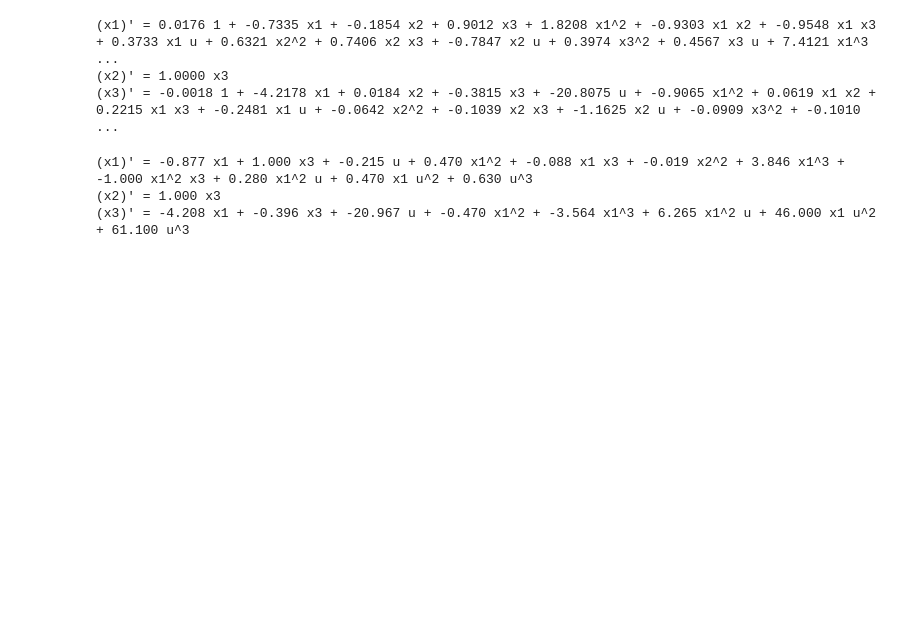
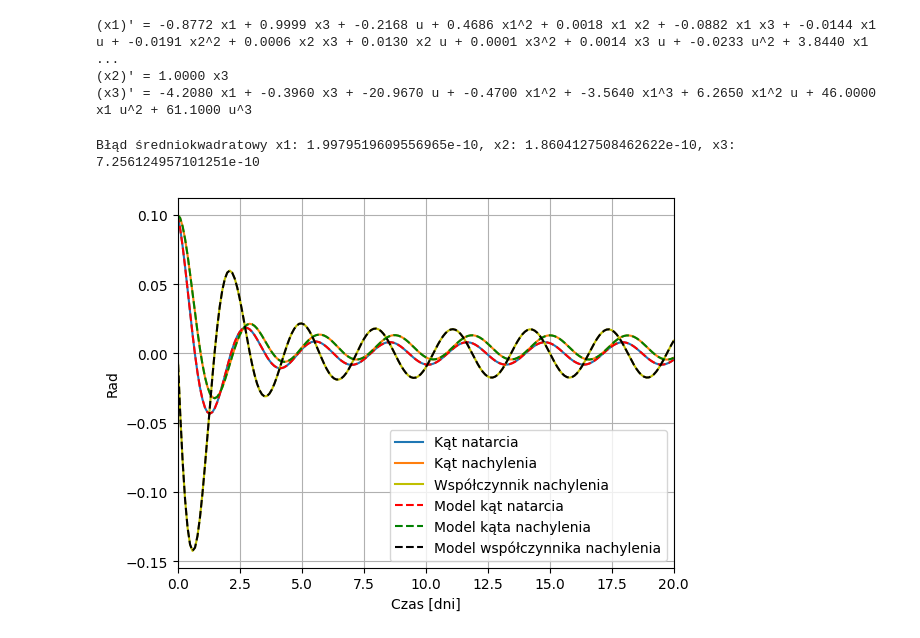
Before and after one commit to pochlebiacz/SINDy-in-MPC, a Jupyter notebook: 2_tracking_with_control.ipynb, the cells around one changed output. Drawn from its saved outputs; the diff is of its cells as text; code cells hidden in the pictures; blank space fills up the shorter version.

```diff
--- a/2_tracking_with_control.ipynb
+++ b/2_tracking_with_control.ipynb
@@ -25,7 +25,7 @@ xk_val = generate_discrete_tracking_data(t=t, x0=x0_val, T=T, u=u_val(t))
 model = ps.SINDy(
     feature_library=PolynomialLibrary(degree=3), # 2, 1
     # feature_library=FourierLibrary(n_frequencies=1), # 2, 1
-    optimizer=ps.STLSQ(threshold=1e-4), # 0.001, 0.01, 0.1
+    optimizer=ps.STLSQ(threshold=1e-9), # 0.001, 0.01, 0.1
     feature_names=[f'x{i+1}' for i in range(3)]+['u'],
     # discrete_time=True
     )
@@ -33,11 +33,10 @@ model.fit(x=x, x_dot=x_dot, u=u(t))
 # model.fit(x=xk, u=u(t))
 model.print(precision=4)
 # %% [output]
-(x1)' = 0.0176 1 + -0.7335 x1 + -0.1854 x2 + 0.9012 x3 + 1.8208 x1^2 + -0.9303 x1 x2 + -0.9548 x1 x3 + 0.3733 x1 u + 0.6321 x2^2 + 0.7406 x2 x3 + -0.7847 x2 u + 0.3974 x3^2 + 0.4567 x3 u + 7.4121 x1^3 ...
+(x1)' = -0.8772 x1 + 0.9999 x3 + -0.2168 u + 0.4686 x1^2 + 0.0018 x1 x2 + -0.0882 x1 x3 + -0.0144 x1 u + -0.0191 x2^2 + 0.0006 x2 x3 + 0.0130 x2 u + 0.0001 x3^2 + 0.0014 x3 u + -0.0233 u^2 + 3.8440 x1 ...
 (x2)' = 1.0000 x3
-(x3)' = -0.0018 1 + -4.2178 x1 + 0.0184 x2 + -0.3815 x3 + -20.8075 u + -0.9065 x1^2 + 0.0619 x1 x2 + 0.2215 x1 x3 + -0.2481 x1 u + -0.0642 x2^2 + -0.1039 x2 x3 + -1.1625 x2 u + -0.0909 x3^2 + -0.1010  ...
+(x3)' = -4.2080 x1 + -0.3960 x3 + -20.9670 u + -0.4700 x1^2 + -3.5640 x1^3 + 6.2650 x1^2 u + 46.0000 x1 u^2 + 61.1000 u^3
 # %%
-t = np.linspace(0, 200, 201)
 x0s = np.random.uniform(-0.1, 0.1, (500, 3))
 
 xss = []
@@ -45,22 +44,9 @@ x_dots = []
 us = []
 
 for x0 in x0s:
-    u_val = lambda t: x0[0] / 100. * np.sin(t)
-    x, x_dot = generate_tracking_data(t=t, x0=x0, u=u_val)
+    u_test = lambda t: x0[0] / 100. * np.sin(t)
+    x = generate_discrete_tracking_data(t=t, x0=x0, T=T, u=u_test(t))
     xss.append(x)
     x_dots.append(x_dot)
-    us.append(u_val(t))
+    us.append(u_test(t))
-# %%
-model = ps.SINDy(
-    feature_library=PolynomialLibrary(degree=3), # 2, 1
-    # feature_library=FourierLibrary(n_frequencies=1), # 2, 1
-    optimizer=ps.STLSQ(threshold=0), # 0.001, 0.01, 0.1
-    feature_names=[f'x{i+1}' for i in range(3)]+['u']
-    )
-model.fit(x=xss, x_dot=x_dots, u=us, multiple_trajectories=True)
-model.print(precision=3)
-# %% [output]
-(x1)' = -0.877 x1 + 1.000 x3 + -0.215 u + 0.470 x1^2 + -0.088 x1 x3 + -0.019 x2^2 + 3.846 x1^3 + -1.000 x1^2 x3 + 0.280 x1^2 u + 0.470 x1 u^2 + 0.630 u^3
-(x2)' = 1.000 x3
-(x3)' = -4.208 x1 + -0.396 x3 + -20.967 u + -0.470 x1^2 + -3.564 x1^3 + 6.265 x1^2 u + 46.000 x1 u^2 + 61.100 u^3
 # %%
@@ -108,23 +94,21 @@ for x_num in range(len(x0)):
 # %%
-# x_sim = model.simulate(x0=x0_val, t=t, u=u_val)
-# mse = ((x_sim - x_val)**2).mean(axis=0)
-# print(f'Błąd średniokwadratowy x1: {mse[0]}, x2: {mse[1]}, x3: {mse[2]}')
+x_sim = model.simulate(x0=x0_val, t=201, u=u_val(t))
+mse = ((x_sim - x_val)**2).mean(axis=0)
+print(f'Błąd średniokwadratowy x1: {mse[0]}, x2: {mse[1]}, x3: {mse[2]}')
+# %% [output]
+Błąd średniokwadratowy x1: 1.9979519609556965e-10, x2: 1.8604127508462622e-10, x3: 7.256124957101251e-10
 # %%
 plt.plot(t, x_val[:, 0])
 plt.plot(t, x_val[:, 1])
 plt.plot(t, x_val[:, 2], 'y')
+plt.plot(t, x_sim[:, 0], 'r--')
+plt.plot(t, x_sim[:, 1], 'g--')
+plt.plot(t, x_sim[:, 2], 'k--')
+plt.ylabel("Rad")
 plt.grid()
-plt.legend(["Kąt natarcia", "Kąt nachylenia", "Współczynnik nachylenia"])
+plt.legend(["Kąt natarcia", "Kąt nachylenia", "Współczynnik nachylenia", "Model kąt natarcia", "Model kąta nachylenia", "Model współczynnika nachylenia"])
 plt.xlim(0, max(t))
 plt.xlabel("Czas [dni]")
-ax1 = plt.gca()
-ax2 = ax1.twinx()
-ax2.spines['right'].set_color('green')
-ax2.yaxis.label.set_color('green')
-ax2.tick_params(axis='y', colors='green')
-ax2.plot(t, u_val(t), 'g--', alpha=0.4)
-ax2.set_ylabel("Sterowanie")
-ax2.set_ylim(0, 0.003)
-ax1.set_ylabel("Kąt [Rad]")
-ax2.set_ylabel("Sterowanie")
 plt.show()
+# %% [output]
+[figure, added]
```
Also changed, not shown: parts of 1 cell of this notebook, 6 other files.
